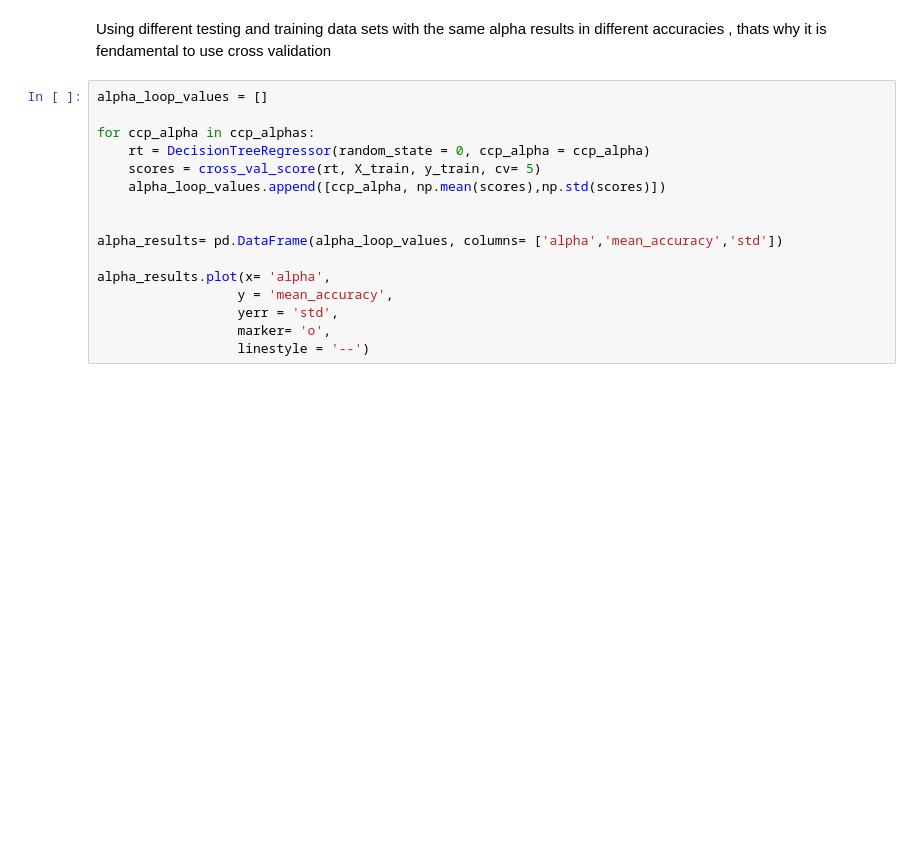
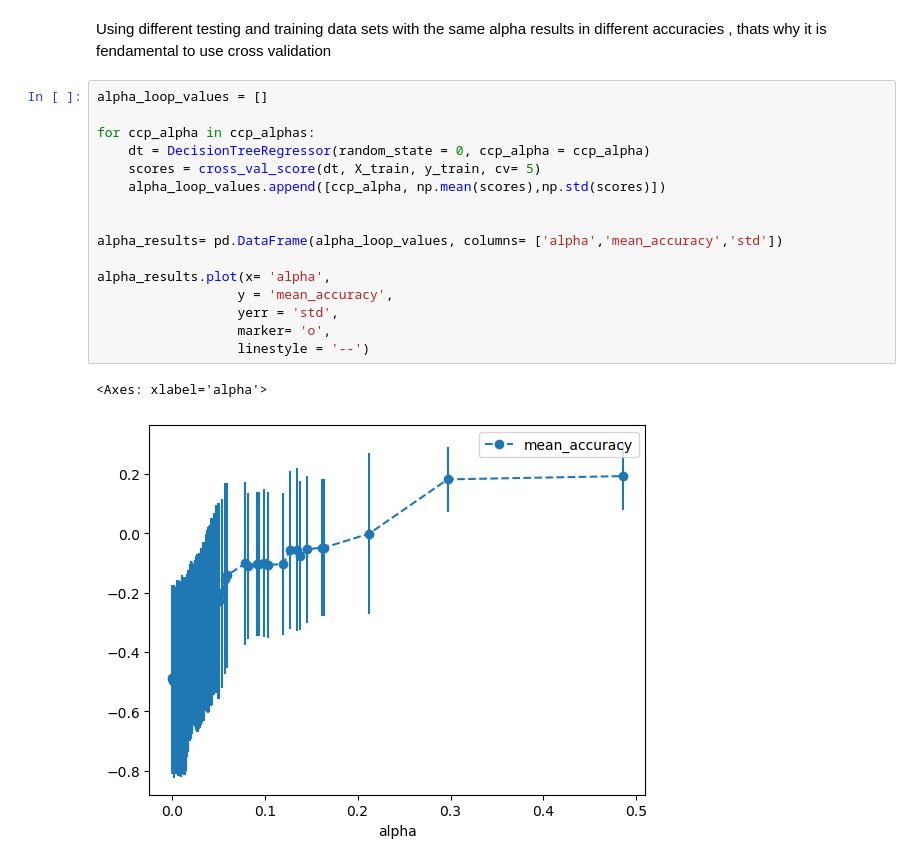
Before and after one commit to fatima-zahra20/Student-Performance, a Jupyter notebook: ModelSelection.ipynb, the cells around one changed output. Drawn from its saved outputs; the diff is of its cells as text; blank space fills up the shorter version.

```diff
--- a/ModelSelection.ipynb
+++ b/ModelSelection.ipynb
@@ -75,19 +141,22 @@ Using different testing and training data sets with the same alpha results in di
 # %%
 alpha_loop_values = []
 
 for ccp_alpha in ccp_alphas:
-    rt = DecisionTreeRegressor(random_state = 0, ccp_alpha = ccp_alpha)
-    scores = cross_val_score(rt, X_train, y_train, cv= 5)
+    dt = DecisionTreeRegressor(random_state = 0, ccp_alpha = ccp_alpha)
+    scores = cross_val_score(dt, X_train, y_train, cv= 5)
     alpha_loop_values.append([ccp_alpha, np.mean(scores),np.std(scores)])
 
 
 alpha_results= pd.DataFrame(alpha_loop_values, columns= ['alpha','mean_accuracy','std'])
 
 alpha_results.plot(x= 'alpha',
                   y = 'mean_accuracy',
                   yerr = 'std',
                   marker= 'o',
                   linestyle = '--')
+# %% [output]
+<Axes: xlabel='alpha'>
+[figure, added]
 # %%
 optimal_alpha= alpha_results[(alpha_results['alpha']> 0.29)
     &
```
Also changed, not shown: parts of 24 cells of this notebook.
